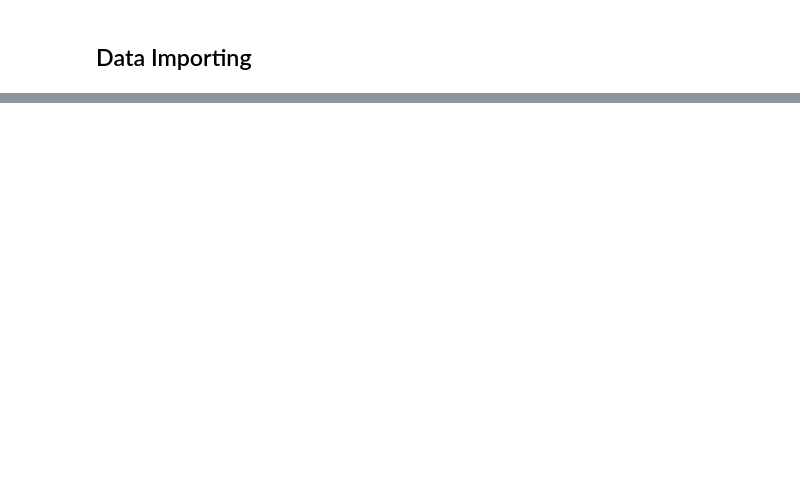
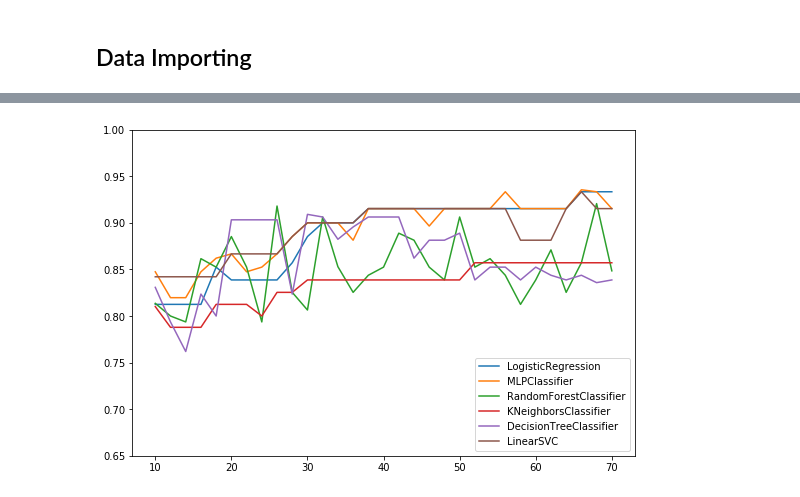
Before and after one commit to ChaojieZhang-cz/BuffyCoatTranscriptome, a Jupyter notebook: Project_2_1_v2.ipynb, the cells around one changed output, grey strips where cells are left out. Drawn from its saved outputs; the diff is of its cells as text; code cells hidden in the pictures; blank space fills up the shorter version.

```diff
--- a/Project_2_1_v2.ipynb
+++ b/Project_2_1_v2.ipynb
@@ -26,0 +323,13 @@ df
+# %%
+# zoomed in
+plt.figure(figsize=(9, 6))
+plt.ylim([0.65, 1.0])
+
+for model in bestModels:
+    mName = str(model)[:str(model).find("(")]
+    plt.plot(range(10, 71, 2), f1s[mName], label=mName)
+
+plt.legend(loc="lower right")
+plt.show()
+# %% [output]
+[figure, added]
```
Also changed, not shown: parts of 24 cells of this notebook, 4 other files.
